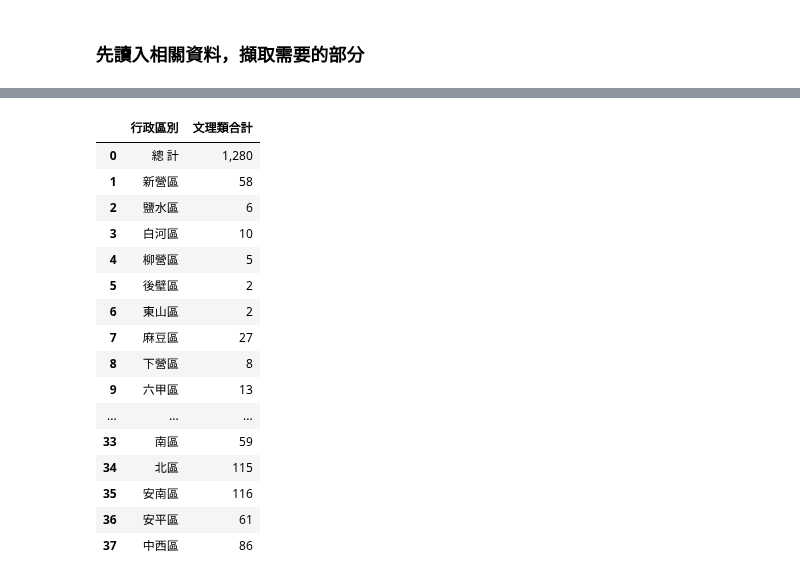
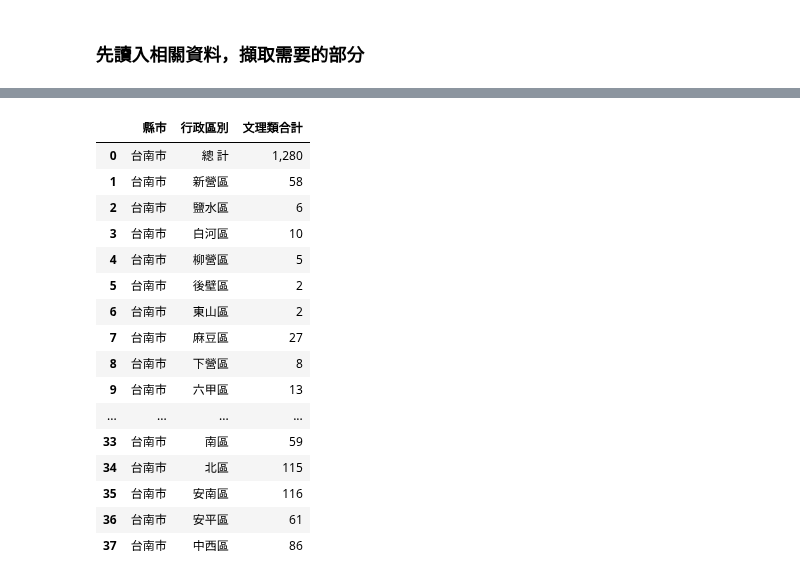
Before and after one commit to 41071119H-Irene/LAT, a Jupyter notebook: W2/W2_Assignment.ipynb, the cells around one changed output, grey strips where cells are left out. Drawn from its saved outputs; the diff is of its cells as text; code cells hidden in the pictures.

```diff
--- a/W2/W2_Assignment.ipynb
+++ b/W2/W2_Assignment.ipynb
@@ -18,21 +18,21 @@ df.head()
 # %%
-temp = df[['行政區別', '文理類合計']]
+temp = df[['縣市','行政區別', '文理類合計']]
 temp
 # %% [output]
-|  | 行政區別 | 文理類合計 |
-| 0 | 總 計 | 1,280 |
-| 1 | 新營區 | 58 |
-| 2 | 鹽水區 | 6 |
-| 3 | 白河區 | 10 |
-| 4 | 柳營區 | 5 |
-| 5 | 後壁區 | 2 |
-| 6 | 東山區 | 2 |
-| 7 | 麻豆區 | 27 |
-| 8 | 下營區 | 8 |
-| 9 | 六甲區 | 13 |
-| ... | ... | ... |
-| 33 | 南區 | 59 |
-| 34 | 北區 | 115 |
-| 35 | 安南區 | 116 |
-| 36 | 安平區 | 61 |
-| 37 | 中西區 | 86 |
+|  | 縣市 | 行政區別 | 文理類合計 |
+| 0 | 台南市 | 總 計 | 1,280 |
+| 1 | 台南市 | 新營區 | 58 |
+| 2 | 台南市 | 鹽水區 | 6 |
+| 3 | 台南市 | 白河區 | 10 |
+| 4 | 台南市 | 柳營區 | 5 |
+| 5 | 台南市 | 後壁區 | 2 |
+| 6 | 台南市 | 東山區 | 2 |
+| 7 | 台南市 | 麻豆區 | 27 |
+| 8 | 台南市 | 下營區 | 8 |
+| 9 | 台南市 | 六甲區 | 13 |
+| ... | ... | ... | ... |
+| 33 | 台南市 | 南區 | 59 |
+| 34 | 台南市 | 北區 | 115 |
+| 35 | 台南市 | 安南區 | 116 |
+| 36 | 台南市 | 安平區 | 61 |
+| 37 | 台南市 | 中西區 | 86 |
```
Also changed, not shown: parts of 11 cells of this notebook, 2 other files.
